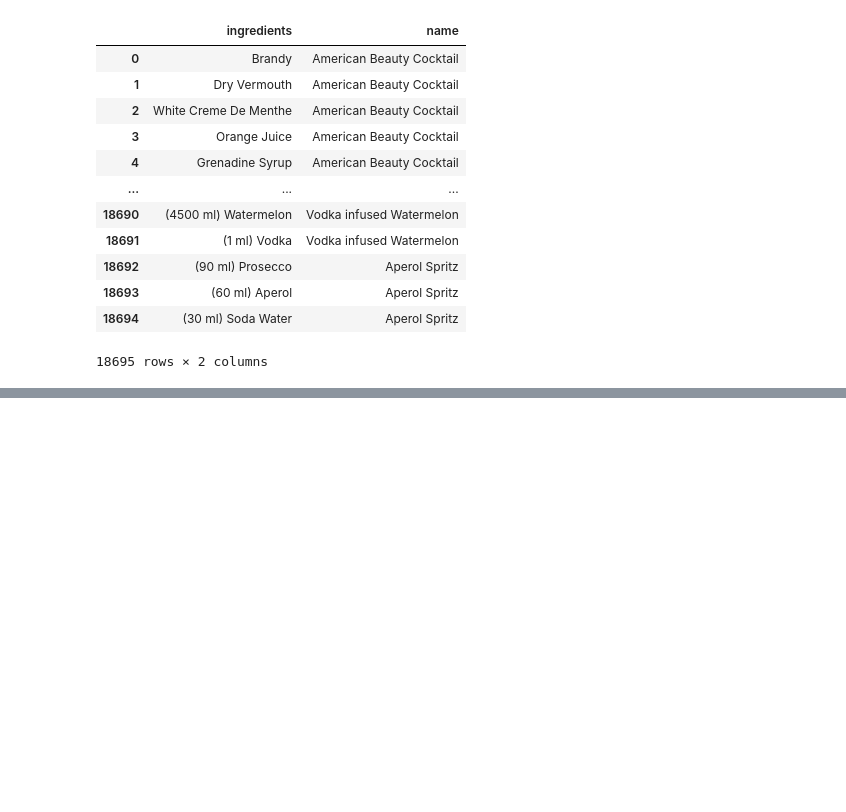
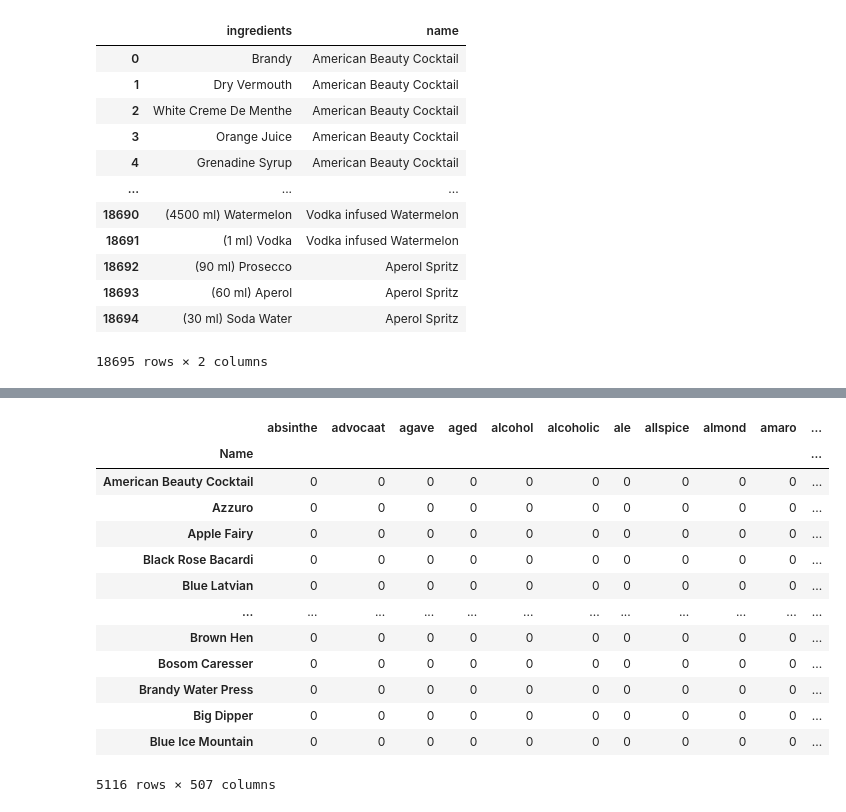
Before and after one commit to Lucien-Stephane-Ld/certification-project-DAFT410, a Jupyter notebook: ml_model.ipynb, the cells around one changed output, grey strips where cells are left out. Saved outputs shown, nothing was run; the diff lists cells and outputs as text; code cells hidden in the pictures; blank space fills up the shorter version.

```diff
--- a/ml_model.ipynb
+++ b/ml_model.ipynb
@@ -257,0 +214,2 @@ ctl_ingredients_clean
+# %%
+filtered_list = list(map(remove_numerical, filtered_list))
@@ -257,0 +236,23 @@ ctl_ingredients_clean
+# %%
+index = df_ctl_info["Name"]
+# %%
+vectors = vectorizer.fit_transform(filtered_list).todense()
+# %%
+vocabulary = vectorizer.get_feature_names_out()
+# %%
+pd.DataFrame(vectors, columns=vocabulary, index=index)
+# %% [output]
+|  | absinthe | advocaat | agave | aged | alcohol | alcoholic | ale | allspice | almond | amaro | ... |
+| Name |  |  |  |  |  |  |  |  |  |  | ... |
+| American Beauty Cocktail | 0 | 0 | 0 | 0 | 0 | 0 | 0 | 0 | 0 | 0 | ... |
+| Azzuro | 0 | 0 | 0 | 0 | 0 | 0 | 0 | 0 | 0 | 0 | ... |
+| Apple Fairy | 0 | 0 | 0 | 0 | 0 | 0 | 0 | 0 | 0 | 0 | ... |
+| Black Rose Bacardi | 0 | 0 | 0 | 0 | 0 | 0 | 0 | 0 | 0 | 0 | ... |
+| Blue Latvian | 0 | 0 | 0 | 0 | 0 | 0 | 0 | 0 | 0 | 0 | ... |
+| ... | ... | ... | ... | ... | ... | ... | ... | ... | ... | ... | ... |
+| Brown Hen | 0 | 0 | 0 | 0 | 0 | 0 | 0 | 0 | 0 | 0 | ... |
+| Bosom Caresser | 0 | 0 | 0 | 0 | 0 | 0 | 0 | 0 | 0 | 0 | ... |
+| Brandy Water Press | 0 | 0 | 0 | 0 | 0 | 0 | 0 | 0 | 0 | 0 | ... |
+| Big Dipper | 0 | 0 | 0 | 0 | 0 | 0 | 0 | 0 | 0 | 0 | ... |
+| Blue Ice Mountain | 0 | 0 | 0 | 0 | 0 | 0 | 0 | 0 | 0 | 0 | ... |
+5116 rows × 507 columns
```
Also changed, not shown: parts of 34 cells of this notebook, 1 other file.
